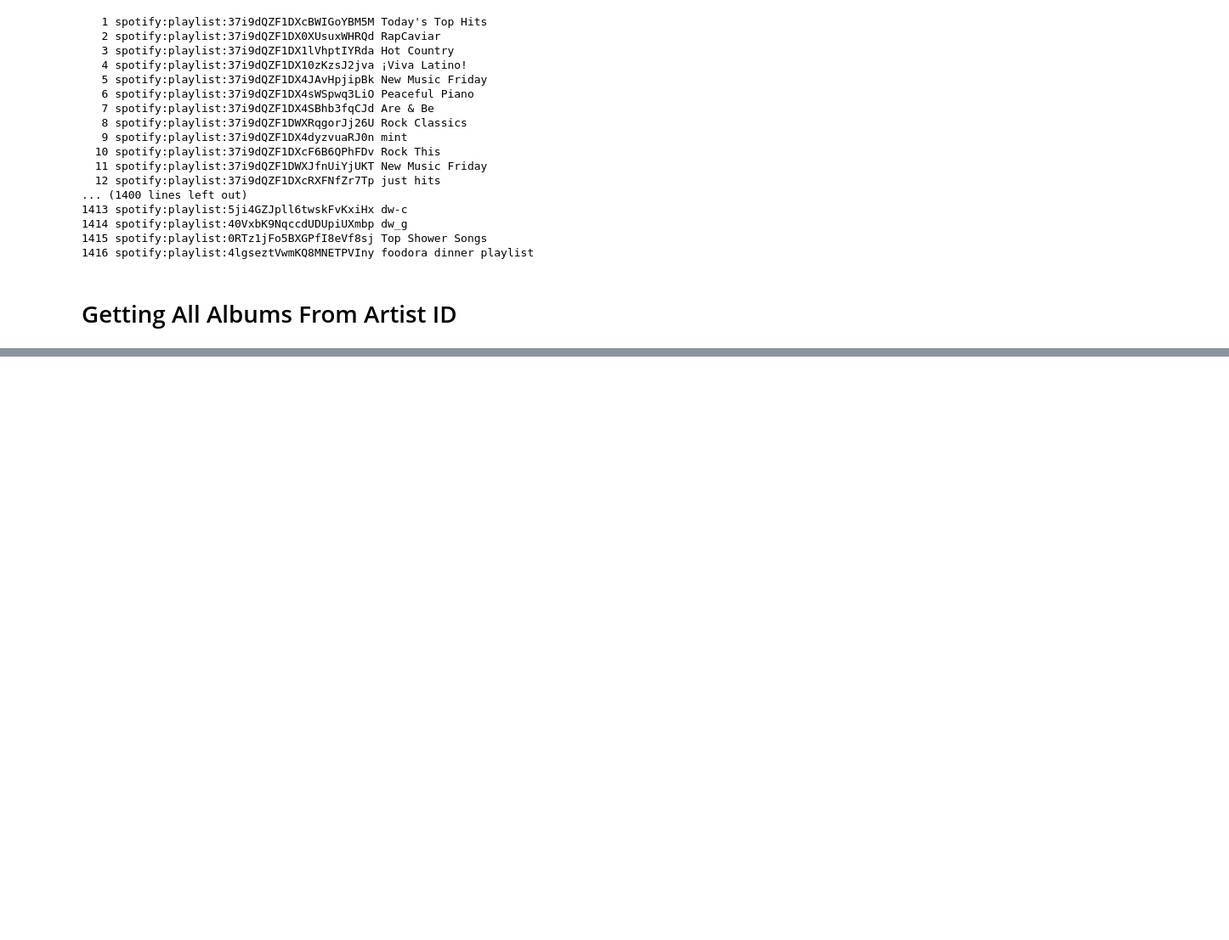
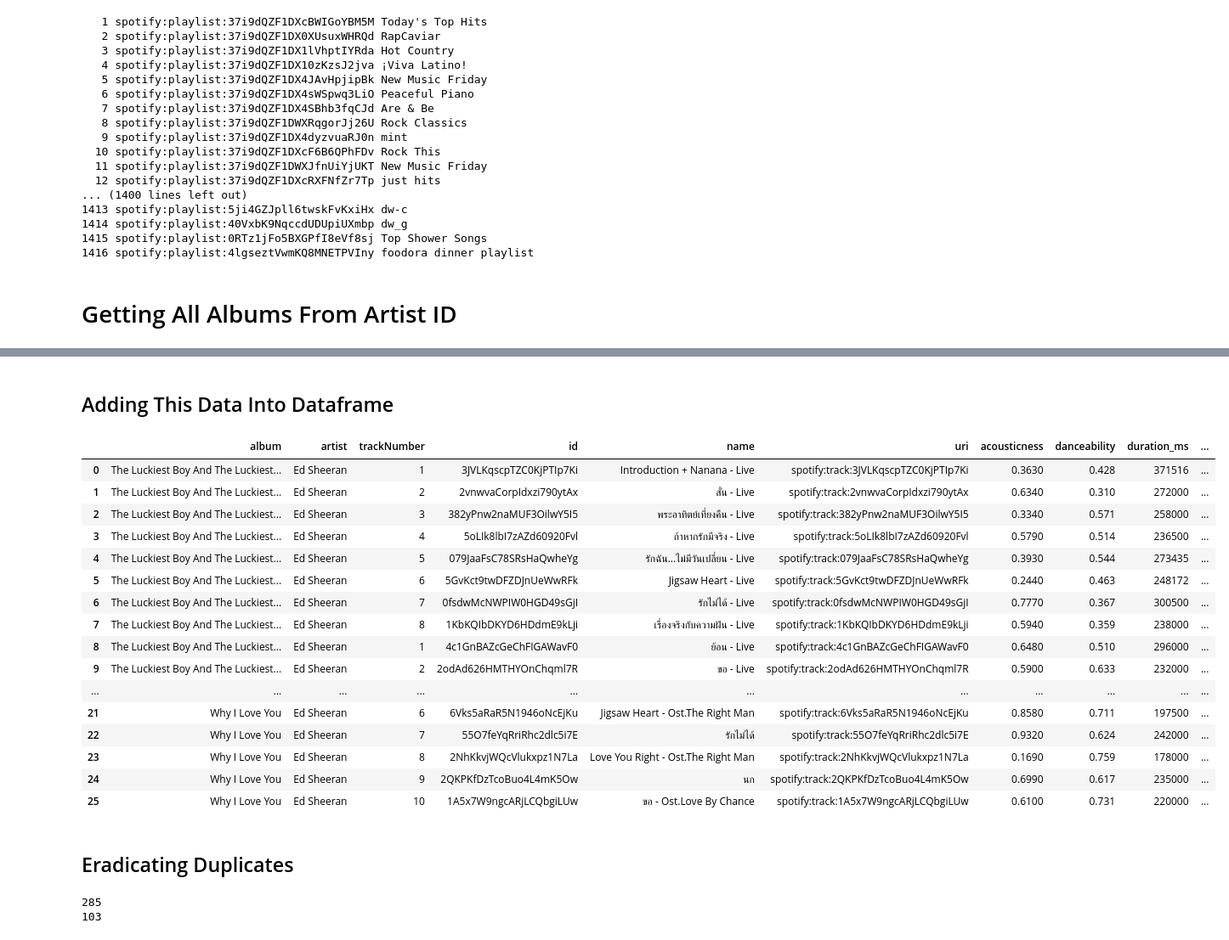
Before and after one commit to jghuynh/Song_Shine, a Jupyter notebook: Song_Rak.ipynb, the cells around one changed output, grey strips where cells are left out. Shown at 85% size. Cells and saved outputs as stored; diff of their text form; code cells hidden in the pictures; blank space fills up the shorter version.

```diff
--- a/Song_Rak.ipynb
+++ b/Song_Rak.ipynb
@@ -266,0 +556,59 @@ SpotifyException: http status: 401, code:-1 - https://api.spotify.com/v1/me/:
+# %% [markdown]
+## Adding This Data Into Dataframe
+# %%
+dic_df = {}
+dic_df['album'] = []
+dic_df["artist"] = []
+dic_df['trackNumber'] = []
+dic_df['id'] = []
+dic_df['name'] = []
+dic_df['uri'] = []
+dic_df['acousticness'] = []
+dic_df['danceability'] = []
+dic_df["duration_ms"] = []
+dic_df['energy'] = []
+dic_df['instrumentalness'] = []
+dic_df["key"] = []
+dic_df['liveness'] = []
+dic_df['loudness'] = []
+dic_df["mode"] = []
+dic_df['speechiness'] = []
+dic_df['tempo'] = []
+dic_df["timeSignature"] = []
+dic_df['valence'] = []
+dic_df['popularity'] = []
+for albumURI in albums:
+    for feature in albums[albumURI]:
+        dic_df[feature].extend(albums[albumURI][feature])
+df = pd.DataFrame.from_dict(dic_df)
+df
+# %% [output]
+|  | album | artist | trackNumber | id | name | uri | acousticness | danceability | duration_ms | ... |
+| 0 | The Luckiest Boy And The Luckiest... | Ed Sheeran | 1 | 3JVLKqscpTZC0KjPTIp7Ki | Introduction + Nanana - Live | spotify:track:3JVLKqscpTZC0KjPTIp7Ki | 0.3630 | 0.428 | 371516 | ... |
+| 1 | The Luckiest Boy And The Luckiest... | Ed Sheeran | 2 | 2vnwvaCorpIdxzi790ytAx | สั่น - Live | spotify:track:2vnwvaCorpIdxzi790ytAx | 0.6340 | 0.310 | 272000 | ... |
+| 2 | The Luckiest Boy And The Luckiest... | Ed Sheeran | 3 | 382yPnw2naMUF3OilwY5I5 | พระอาทิตย์เที่ยงคืน - Live | spotify:track:382yPnw2naMUF3OilwY5I5 | 0.3340 | 0.571 | 258000 | ... |
+| 3 | The Luckiest Boy And The Luckiest... | Ed Sheeran | 4 | 5oLIk8lbI7zAZd60920Fvl | ถ้าหากรักมีจริง - Live | spotify:track:5oLIk8lbI7zAZd60920Fvl | 0.5790 | 0.514 | 236500 | ... |
+| 4 | The Luckiest Boy And The Luckiest... | Ed Sheeran | 5 | 079JaaFsC78SRsHaQwheYg | รักฉัน...ไม่มีวันเปลี่ยน - Live | spotify:track:079JaaFsC78SRsHaQwheYg | 0.3930 | 0.544 | 273435 | ... |
+| 5 | The Luckiest Boy And The Luckiest... | Ed Sheeran | 6 | 5GvKct9twDFZDJnUeWwRFk | Jigsaw Heart - Live | spotify:track:5GvKct9twDFZDJnUeWwRFk | 0.2440 | 0.463 | 248172 | ... |
+| 6 | The Luckiest Boy And The Luckiest... | Ed Sheeran | 7 | 0fsdwMcNWPIW0HGD49sGjI | รักไม่ได้ - Live | spotify:track:0fsdwMcNWPIW0HGD49sGjI | 0.7770 | 0.367 | 300500 | ... |
+| 7 | The Luckiest Boy And The Luckiest... | Ed Sheeran | 8 | 1KbKQIbDKYD6HDdmE9kLji | เรื่องจริงกับความฝัน - Live | spotify:track:1KbKQIbDKYD6HDdmE9kLji | 0.5940 | 0.359 | 238000 | ... |
+| 8 | The Luckiest Boy And The Luckiest... | Ed Sheeran | 1 | 4c1GnBAZcGeChFIGAWavF0 | ย้อน - Live | spotify:track:4c1GnBAZcGeChFIGAWavF0 | 0.6480 | 0.510 | 296000 | ... |
+| 9 | The Luckiest Boy And The Luckiest... | Ed Sheeran | 2 | 2odAd626HMTHYOnChqml7R | ขอ - Live | spotify:track:2odAd626HMTHYOnChqml7R | 0.5900 | 0.633 | 232000 | ... |
+| ... | ... | ... | ... | ... | ... | ... | ... | ... | ... | ... |
+| 21 | Why I Love You | Ed Sheeran | 6 | 6Vks5aRaR5N1946oNcEjKu | Jigsaw Heart - Ost.The Right Man | spotify:track:6Vks5aRaR5N1946oNcEjKu | 0.8580 | 0.711 | 197500 | ... |
+| 22 | Why I Love You | Ed Sheeran | 7 | 55O7feYqRriRhc2dlc5i7E | รักไม่ได้ | spotify:track:55O7feYqRriRhc2dlc5i7E | 0.9320 | 0.624 | 242000 | ... |
+| 23 | Why I Love You | Ed Sheeran | 8 | 2NhKkvjWQcVlukxpz1N7La | Love You Right - Ost.The Right Man | spotify:track:2NhKkvjWQcVlukxpz1N7La | 0.1690 | 0.759 | 178000 | ... |
+| 24 | Why I Love You | Ed Sheeran | 9 | 2QKPKfDzTcoBuo4L4mK5Ow | นก | spotify:track:2QKPKfDzTcoBuo4L4mK5Ow | 0.6990 | 0.617 | 235000 | ... |
+| 25 | Why I Love You | Ed Sheeran | 10 | 1A5x7W9ngcARjLCQbgiLUw | ขอ - Ost.Love By Chance | spotify:track:1A5x7W9ngcARjLCQbgiLUw | 0.6100 | 0.731 | 220000 | ... |
+# %% [markdown]
+## Eradicating Duplicates
+# %%
+print(len(df))
+# Sorting by popularity, then drops duplicates by name
+final_df = df.sort_values('popularity', ascending=False).drop_duplicates('name').sort_index()
+#df.sort_values('popularity', ascending=False).drop_duplicates('uri').sort_index()
+print(len(final_df))
+#final_df.to_csv("albums.csv")
+# %% [output]
+285
+103
```
Also changed, not shown: parts of 16 cells of this notebook.
